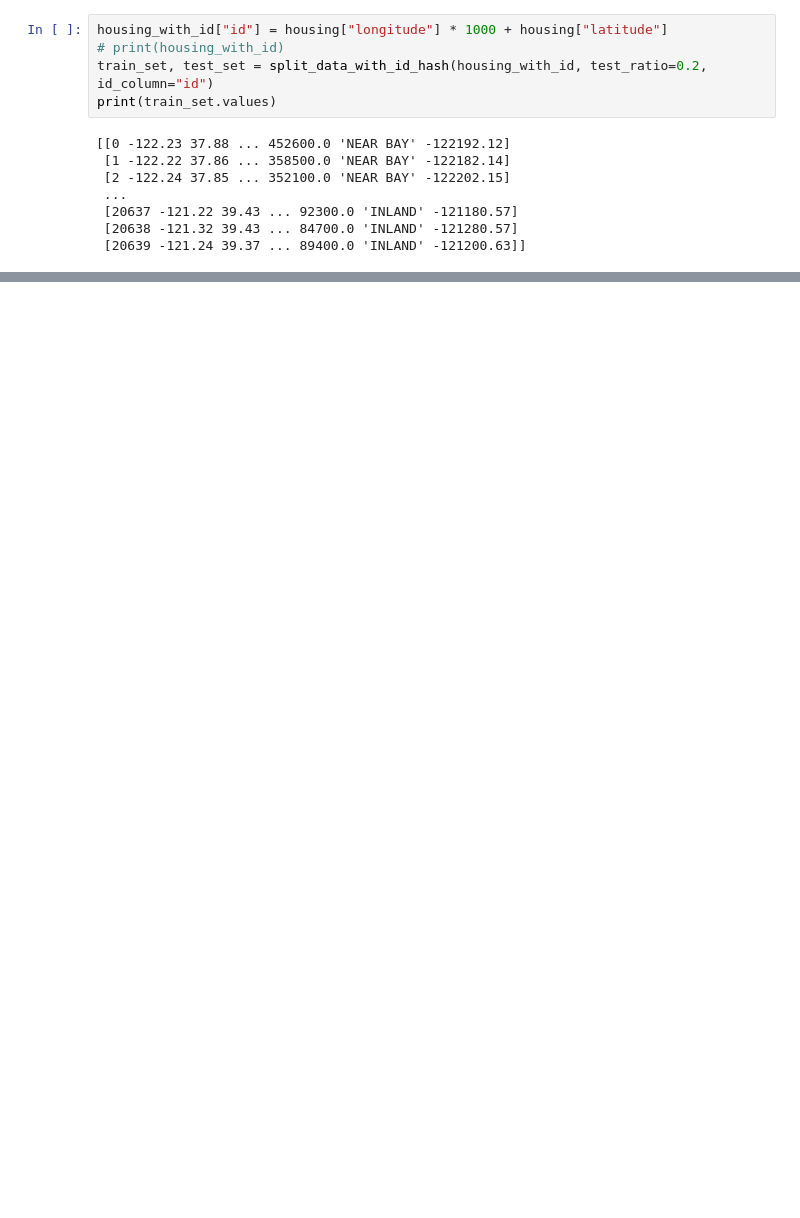
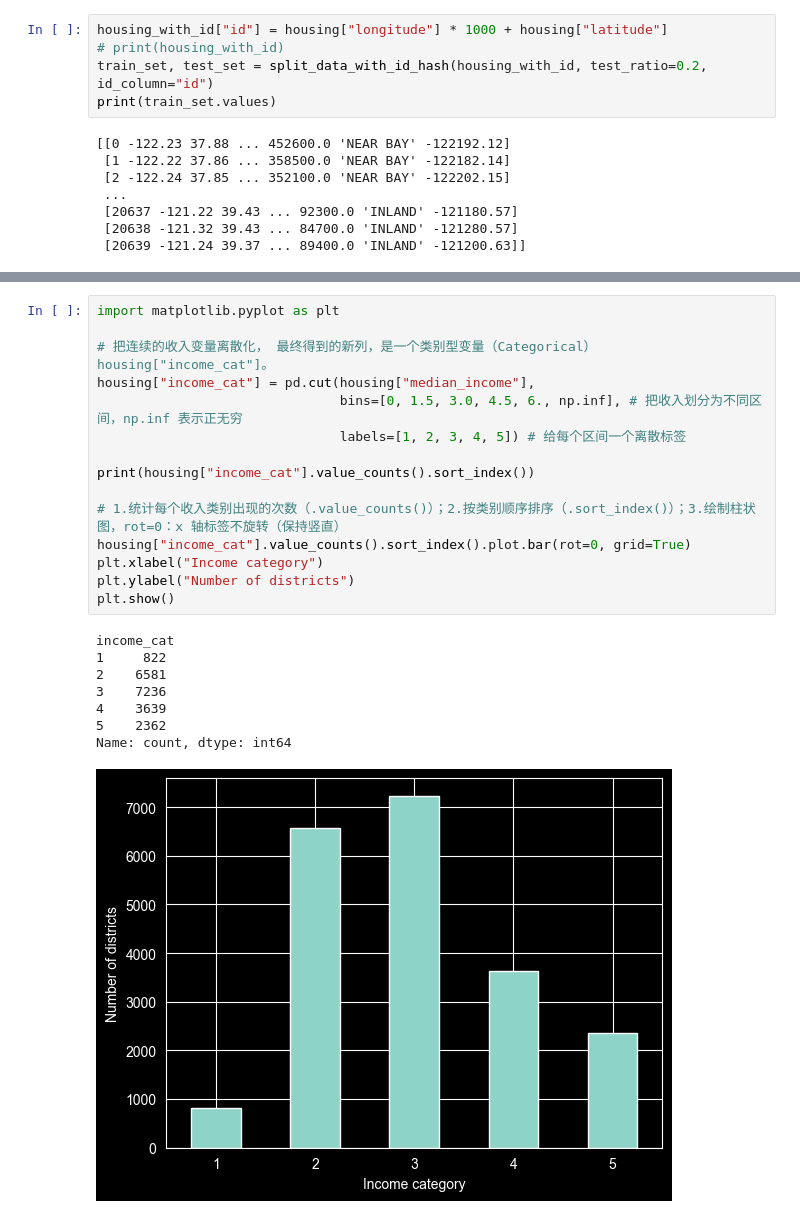
Before and after one commit to machao318927/Hands-On-Machine-Learning, a Jupyter notebook: my-study/02_End-to-end Machine Learning project.ipynb, the cells around one changed output, grey strips where cells are left out. Cells and saved outputs as stored; diff of their text form; blank space fills up the shorter version.

```diff
--- a/my-study/02_End-to-end Machine Learning project.ipynb
+++ b/my-study/02_End-to-end Machine Learning project.ipynb
@@ -593,0 +662,24 @@ print(train_set.values)
+# %%
+import matplotlib.pyplot as plt
+
+# 把连续的收入变量离散化， 最终得到的新列，是一个类别型变量（Categorical）housing["income_cat"]。
+housing["income_cat"] = pd.cut(housing["median_income"],
+                               bins=[0, 1.5, 3.0, 4.5, 6., np.inf], # 把收入划分为不同区间，np.inf 表示正无穷
+                               labels=[1, 2, 3, 4, 5]) # 给每个区间一个离散标签
+
+print(housing["income_cat"].value_counts().sort_index())
+
+# 1.统计每个收入类别出现的次数（.value_counts()）；2.按类别顺序排序（.sort_index()）；3.绘制柱状图，rot=0：x 轴标签不旋转（保持竖直）
+housing["income_cat"].value_counts().sort_index().plot.bar(rot=0, grid=True)
+plt.xlabel("Income category")
+plt.ylabel("Number of districts")
+plt.show()
+# %% [output]
+income_cat
+1     822
+2    6581
+3    7236
+4    3639
+5    2362
+Name: count, dtype: int64
+[figure, added]
```
Also changed, not shown: parts of 10 cells of this notebook.
